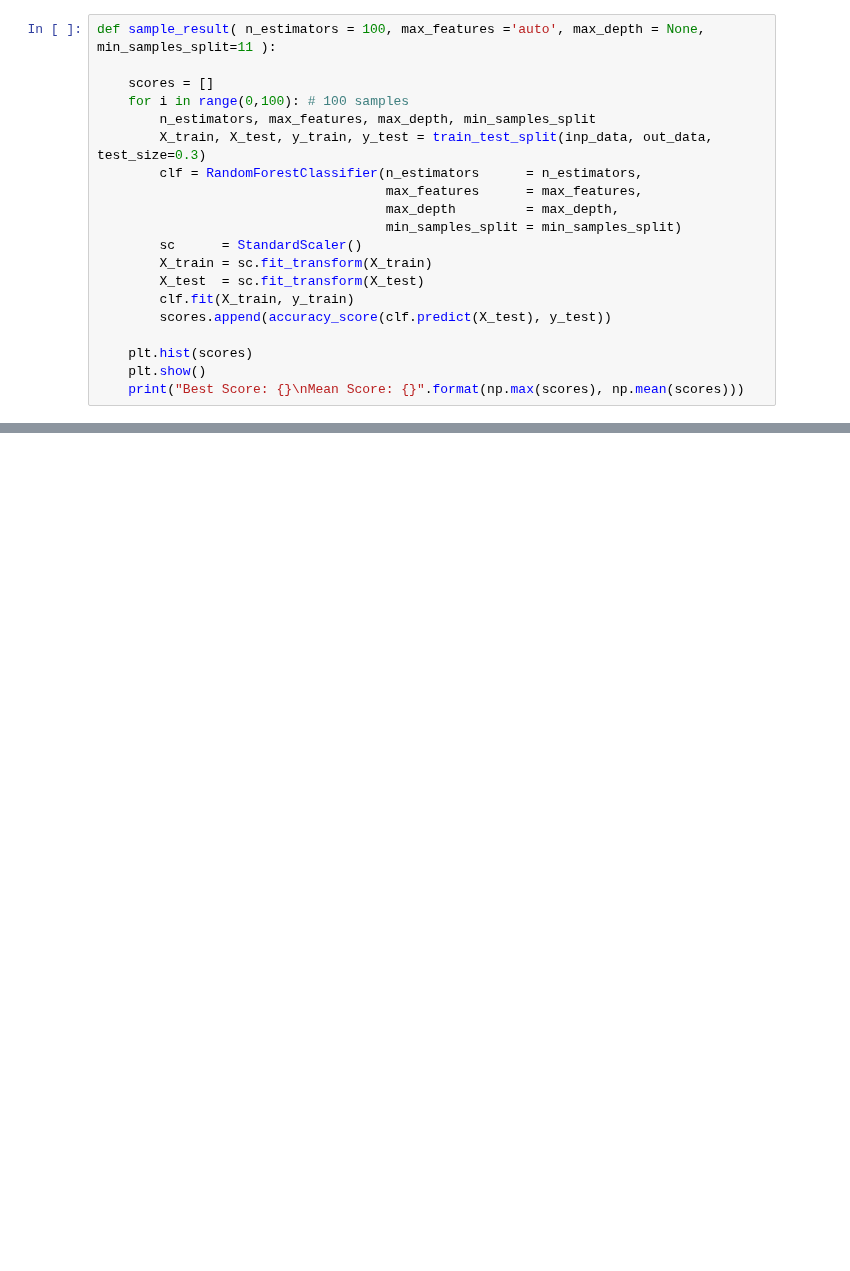
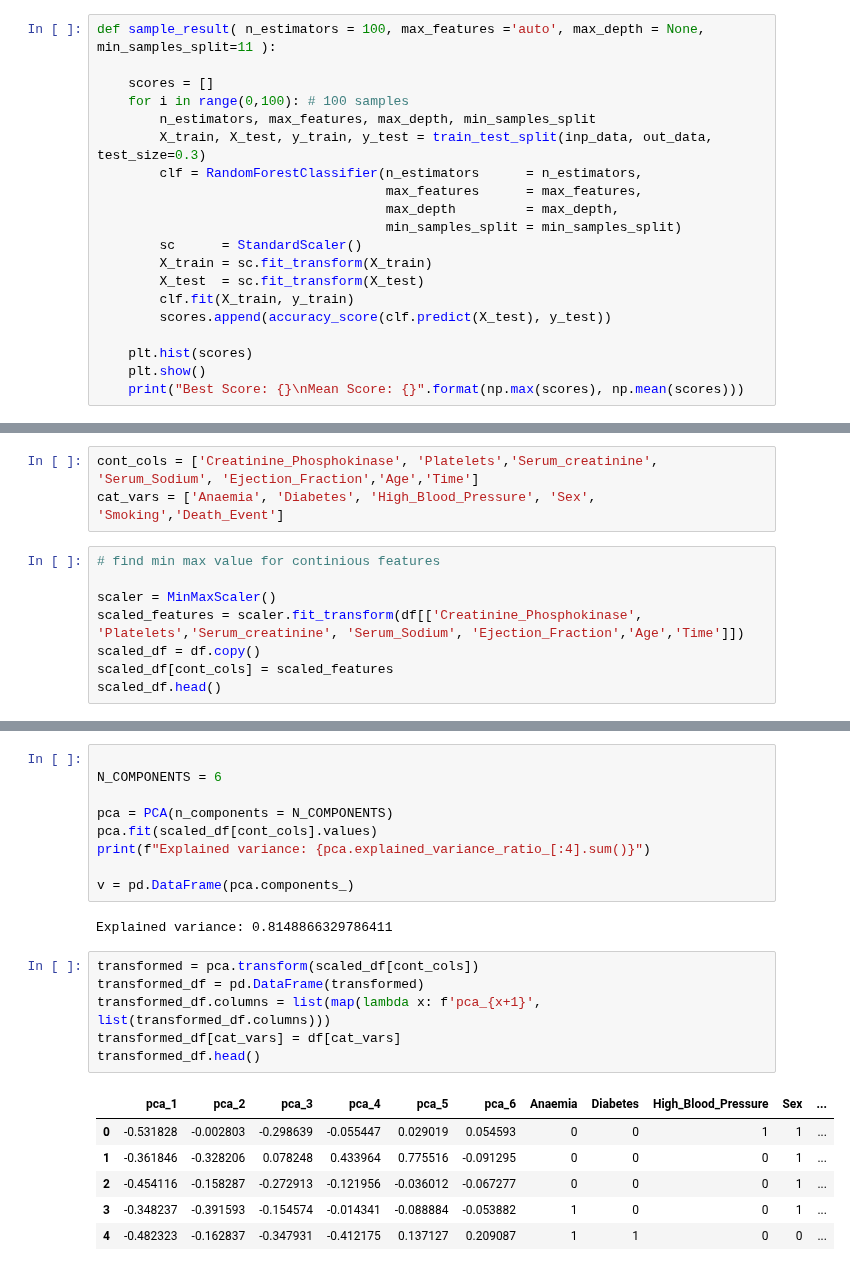
Before and after one commit to spros1/HeartFailureAnalysis, a Jupyter notebook: ExcerA_Heart_Failure.ipynb, the cells around one changed output, grey strips where cells are left out. Drawn from its saved outputs; the diff is of its cells as text; blank space fills up the shorter version.

```diff
--- a/ExcerA_Heart_Failure.ipynb
+++ b/ExcerA_Heart_Failure.ipynb
@@ -324,0 +341,11 @@ Mean Score: 0.736
+# %%
+cont_cols = ['Creatinine_Phosphokinase', 'Platelets','Serum_creatinine', 'Serum_Sodium', 'Ejection_Fraction','Age','Time']
+cat_vars = ['Anaemia', 'Diabetes', 'High_Blood_Pressure', 'Sex', 'Smoking','Death_Event']
+# %%
+# find min max value for continious features
+
+scaler = MinMaxScaler()
+scaled_features = scaler.fit_transform(df[['Creatinine_Phosphokinase', 'Platelets','Serum_creatinine', 'Serum_Sodium', 'Ejection_Fraction','Age','Time']])
+scaled_df = df.copy()
+scaled_df[cont_cols] = scaled_features
+scaled_df.head()
@@ -324,0 +359,24 @@ Mean Score: 0.736
+# %%
+
+N_COMPONENTS = 6
+
+pca = PCA(n_components = N_COMPONENTS)
+pca.fit(scaled_df[cont_cols].values)
+print(f"Explained variance: {pca.explained_variance_ratio_[:4].sum()}")
+
+v = pd.DataFrame(pca.components_)
+# %% [output]
+Explained variance: 0.8148866329786411
+# %%
+transformed = pca.transform(scaled_df[cont_cols])
+transformed_df = pd.DataFrame(transformed)
+transformed_df.columns = list(map(lambda x: f'pca_{x+1}', list(transformed_df.columns)))
+transformed_df[cat_vars] = df[cat_vars]
+transformed_df.head()
+# %% [output]
+|  | pca_1 | pca_2 | pca_3 | pca_4 | pca_5 | pca_6 | Anaemia | Diabetes | High_Blood_Pressure | Sex | ... |
+| 0 | -0.531828 | -0.002803 | -0.298639 | -0.055447 | 0.029019 | 0.054593 | 0 | 0 | 1 | 1 | ... |
+| 1 | -0.361846 | -0.328206 | 0.078248 | 0.433964 | 0.775516 | -0.091295 | 0 | 0 | 0 | 1 | ... |
+| 2 | -0.454116 | -0.158287 | -0.272913 | -0.121956 | -0.036012 | -0.067277 | 0 | 0 | 0 | 1 | ... |
+| 3 | -0.348237 | -0.391593 | -0.154574 | -0.014341 | -0.088884 | -0.053882 | 1 | 0 | 0 | 1 | ... |
+| 4 | -0.482323 | -0.162837 | -0.347931 | -0.412175 | 0.137127 | 0.209087 | 1 | 1 | 0 | 0 | ... |
```
Also changed, not shown: parts of 9 cells of this notebook.
